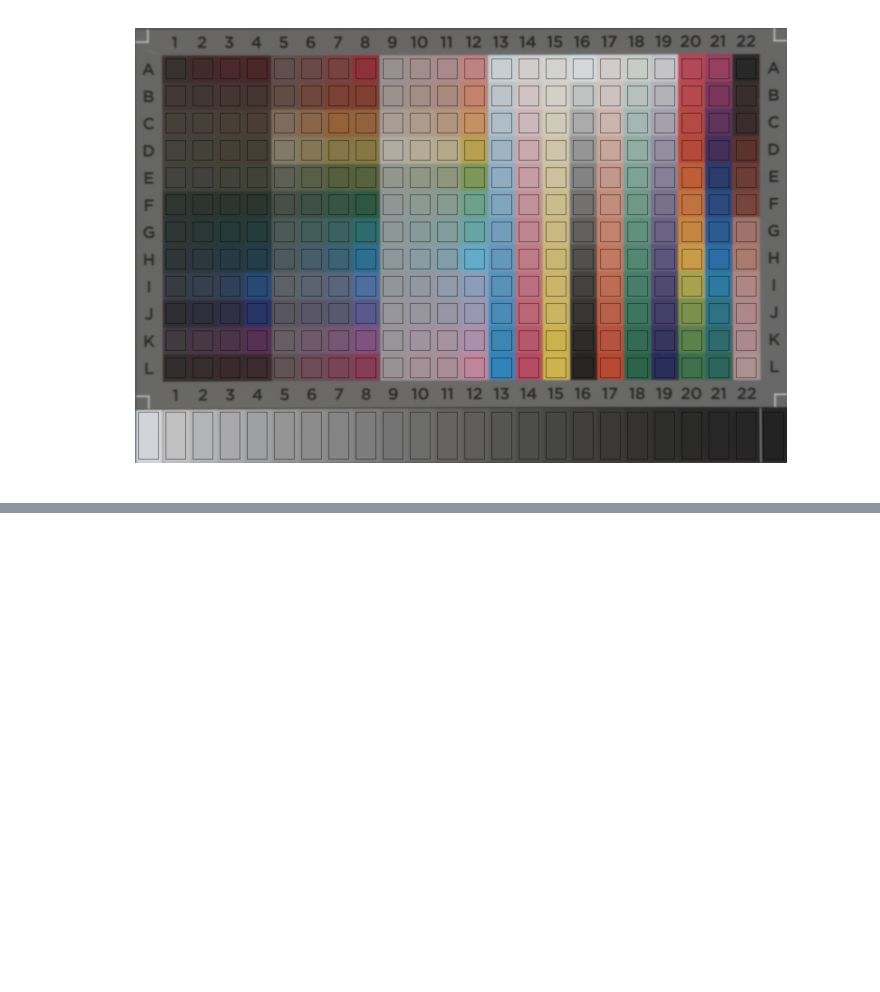
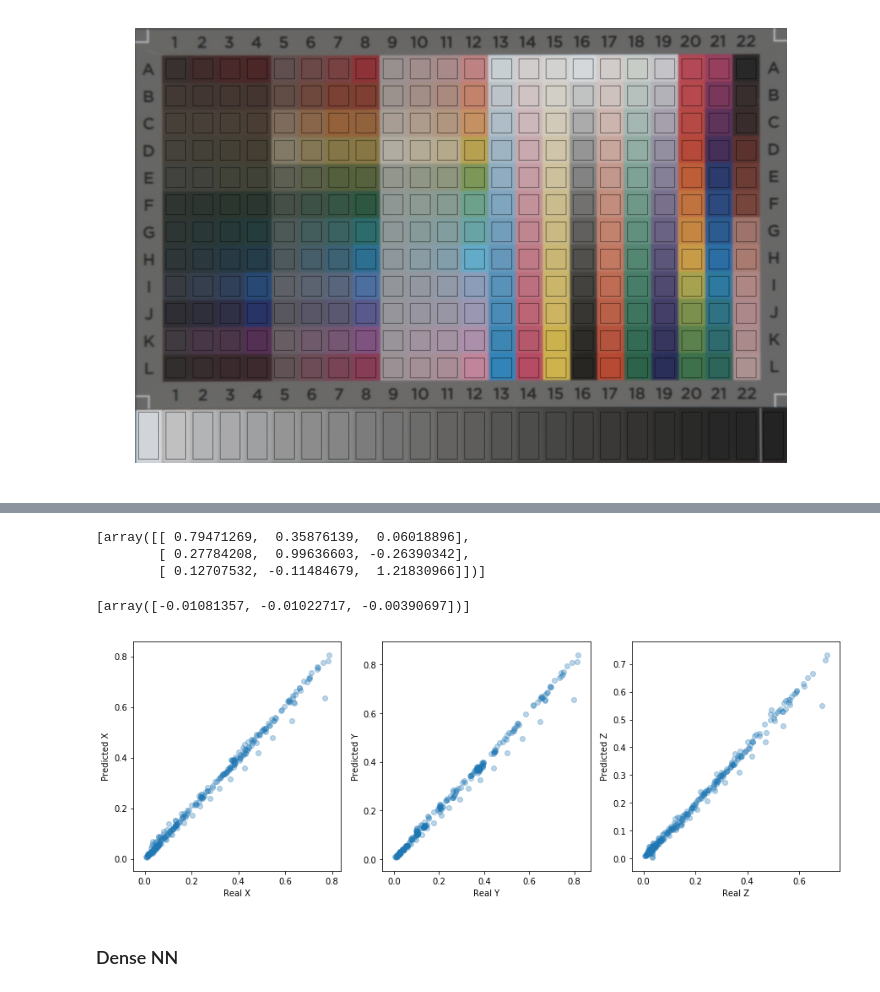
Before and after one commit to gluijk/camera-profiling-mlp, a Jupyter notebook: camera-profiling-mlp.ipynb, the cells around one changed output, grey strips where cells are left out. Saved outputs shown, nothing was run; the diff lists cells and outputs as text; code cells hidden in the pictures; blank space fills up the shorter version.

```diff
--- a/camera-profiling-mlp.ipynb
+++ b/camera-profiling-mlp.ipynb
@@ -89,0 +175,40 @@ imageio.imwrite('IT8_crop_median.tif', img)
+# %%
+# MLP weights -> WB-RAW RGB to XYZ 3x3 matrix conversion
+regr.coefs_
+# %% [output]
+[array([[ 0.79471269,  0.35876139,  0.06018896],
+        [ 0.27784208,  0.99636603, -0.26390342],
+        [ 0.12707532, -0.11484679,  1.21830966]])]
+# %%
+# MLP biases -> nearly 0's
+regr.intercepts_
+# %% [output]
+[array([-0.01081357, -0.01022717, -0.00390697])]
+# %%
+# Prediction
+Y_pred = regr.predict(X)
+
+# Clip to 0..1 range
+# Y_pred[Y_pred < 0] = 0.0
+# Y_pred[Y_pred > 1] = 1.0
+# %%
+plt.subplots(figsize=(15, 5))
+
+plt.subplot(131)
+plt.scatter(Y[:, 0], Y_pred[:, 0], alpha=0.3)
+plt.ylabel('Predicted X')
+plt.xlabel('Real X')
+
+plt.subplot(132)
+plt.scatter(Y[:, 1], Y_pred[:, 1], alpha=0.3)
+plt.ylabel('Predicted Y')
+plt.xlabel('Real Y')
+
+plt.subplot(133)
+plt.scatter(Y[:, 2], Y_pred[:, 2], alpha=0.3)
+plt.ylabel('Predicted Z')
+plt.xlabel('Real Z');
+# %% [output]
+[figure, added]
+# %% [markdown]
+### Dense NN
```
Also changed, not shown: parts of 21 cells of this notebook.
